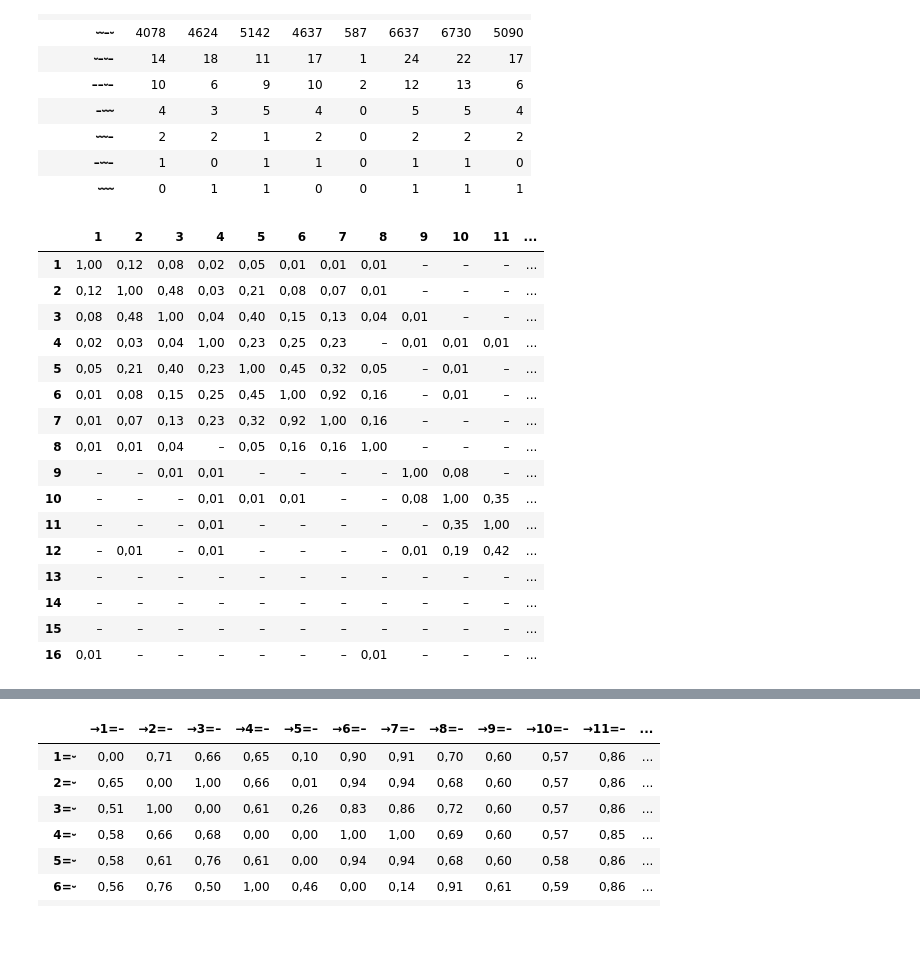
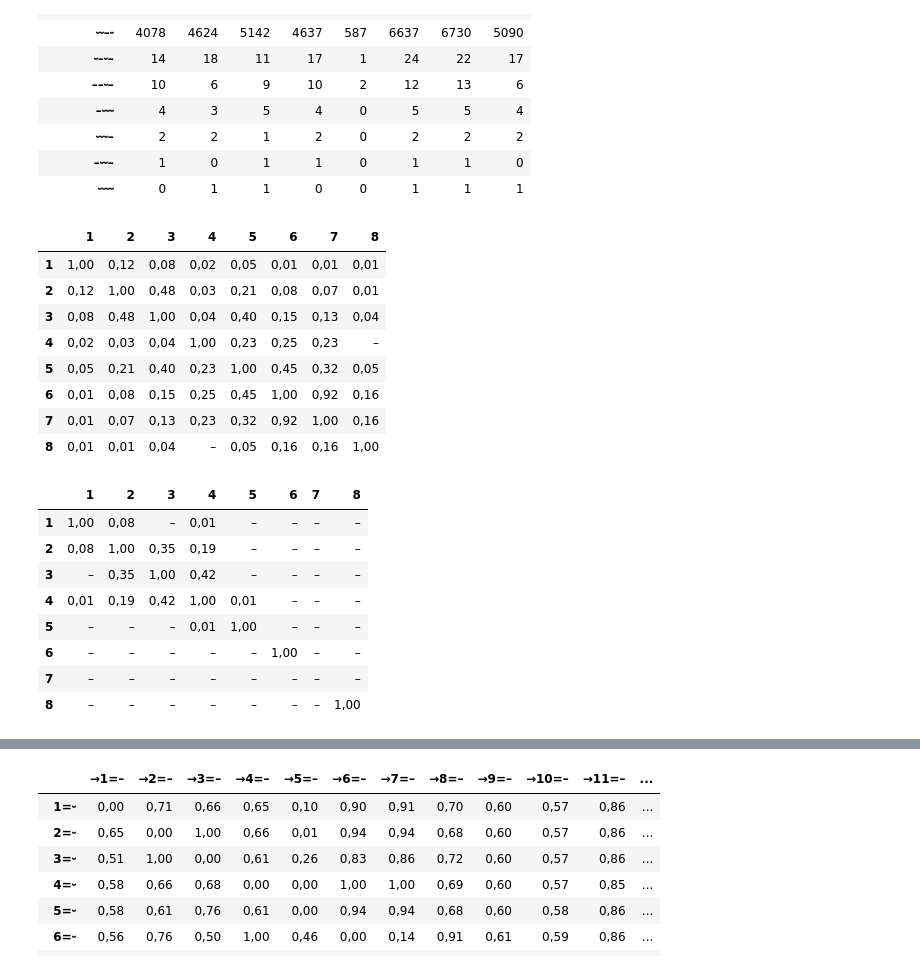
Before and after one commit to kmein/shloka, a Jupyter notebook: statistics.ipynb, the cells around one changed output, grey strips where cells are left out. Cells and saved outputs as stored; diff of their text form; code cells hidden in the pictures; blank space fills up the shorter version.

Commit message:
split syllable effects in two

```diff
--- a/statistics.ipynb
+++ b/statistics.ipynb
@@ -620,16 +629,25 @@ pd.crosstab(
 | –⏑⏑– | 1 | 0 | 1 | 1 | 0 | 1 | 1 | 0 |
 | ⏑⏑⏑⏑ | 0 | 1 | 1 | 0 | 0 | 1 | 1 | 1 |
 # %%
-effects = np.ndarray((16,16))
+effects_ac = np.ndarray((8,8))
+effects_bd = np.ndarray((8,8))
 
-for i in range(16):
-    for j in range(16):
-        contingency = pd.crosstab(
+for i in range(8):
+    for j in range(8):
+        contingency_ac = pd.crosstab(
             shlokas["Quantitäten"].str[i],
             shlokas["Quantitäten"].str[j]
         )
-        if chi2_p(contingency) < SIGNIFICANCE:
-            effects[i, j] = scipy.stats.contingency.association(contingency)
+        contingency_bd = pd.crosstab(
+            shlokas["Quantitäten"].str[i+8],
+            shlokas["Quantitäten"].str[j+8]
+        )
+        if chi2_p(contingency_ac) < SIGNIFICANCE:
+            effects_ac[i, j] = scipy.stats.contingency.association(contingency_ac)
         else:
-            effects[i, j] = np.nan
+            effects_ac[i, j] = np.nan
+        if chi2_p(contingency_bd) < SIGNIFICANCE:
+            effects_bd[i, j] = scipy.stats.contingency.association(contingency_bd)
+        else:
+            effects_bd[i, j] = np.nan
 # %%
@@ -640,21 +658,31 @@ write_table(cross_syllable_effects, "cross_syllable_effects",
             heatmap=True, axis=None)
+# %%
+cross_syllable_effects_ac.style.background_gradient(axis=None, cmap=cm)
+# %% [output]
+|  | 1 | 2 | 3 | 4 | 5 | 6 | 7 | 8 |
+| 1 | 1,00 | 0,12 | 0,08 | 0,02 | 0,05 | 0,01 | 0,01 | 0,01 |
+| 2 | 0,12 | 1,00 | 0,48 | 0,03 | 0,21 | 0,08 | 0,07 | 0,01 |
+| 3 | 0,08 | 0,48 | 1,00 | 0,04 | 0,40 | 0,15 | 0,13 | 0,04 |
+| 4 | 0,02 | 0,03 | 0,04 | 1,00 | 0,23 | 0,25 | 0,23 | – |
+| 5 | 0,05 | 0,21 | 0,40 | 0,23 | 1,00 | 0,45 | 0,32 | 0,05 |
+| 6 | 0,01 | 0,08 | 0,15 | 0,25 | 0,45 | 1,00 | 0,92 | 0,16 |
+| 7 | 0,01 | 0,07 | 0,13 | 0,23 | 0,32 | 0,92 | 1,00 | 0,16 |
+| 8 | 0,01 | 0,01 | 0,04 | – | 0,05 | 0,16 | 0,16 | 1,00 |
+# %%
+cross_syllable_effects_bd = pd.DataFrame(effects_bd).rename(index=lambda x: x+1, columns=lambda x: x+1)
+write_table(cross_syllable_effects_bd, "cross_syllable_effects_bd",
+            caption="Zusammenhänge zwischen den Quantitäten einzelner Silben "
+                    "(gerade Pāda, Cramérs $V$, nur signifikante Effekte: $p < 0.01$)",
+            heatmap=True, axis=None)
 # %%
-cross_syllable_effects.style.background_gradient(axis=None, cmap=cm)
+cross_syllable_effects_bd.style.background_gradient(axis=None, cmap=cm)
 # %% [output]
-|  | 1 | 2 | 3 | 4 | 5 | 6 | 7 | 8 | 9 | 10 | 11 | ... |
-| 1 | 1,00 | 0,12 | 0,08 | 0,02 | 0,05 | 0,01 | 0,01 | 0,01 | – | – | – | ... |
-| 2 | 0,12 | 1,00 | 0,48 | 0,03 | 0,21 | 0,08 | 0,07 | 0,01 | – | – | – | ... |
-| 3 | 0,08 | 0,48 | 1,00 | 0,04 | 0,40 | 0,15 | 0,13 | 0,04 | 0,01 | – | – | ... |
-| 4 | 0,02 | 0,03 | 0,04 | 1,00 | 0,23 | 0,25 | 0,23 | – | 0,01 | 0,01 | 0,01 | ... |
-| 5 | 0,05 | 0,21 | 0,40 | 0,23 | 1,00 | 0,45 | 0,32 | 0,05 | – | 0,01 | – | ... |
-| 6 | 0,01 | 0,08 | 0,15 | 0,25 | 0,45 | 1,00 | 0,92 | 0,16 | – | 0,01 | – | ... |
-| 7 | 0,01 | 0,07 | 0,13 | 0,23 | 0,32 | 0,92 | 1,00 | 0,16 | – | – | – | ... |
-| 8 | 0,01 | 0,01 | 0,04 | – | 0,05 | 0,16 | 0,16 | 1,00 | – | – | – | ... |
-| 9 | – | – | 0,01 | 0,01 | – | – | – | – | 1,00 | 0,08 | – | ... |
-| 10 | – | – | – | 0,01 | 0,01 | 0,01 | – | – | 0,08 | 1,00 | 0,35 | ... |
-| 11 | – | – | – | 0,01 | – | – | – | – | – | 0,35 | 1,00 | ... |
-| 12 | – | 0,01 | – | 0,01 | – | – | – | – | 0,01 | 0,19 | 0,42 | ... |
-| 13 | – | – | – | – | – | – | – | – | – | – | – | ... |
-| 14 | – | – | – | – | – | – | – | – | – | – | – | ... |
-| 15 | – | – | – | – | – | – | – | – | – | – | – | ... |
-| 16 | 0,01 | – | – | – | – | – | – | 0,01 | – | – | – | ... |
+|  | 1 | 2 | 3 | 4 | 5 | 6 | 7 | 8 |
+| 1 | 1,00 | 0,08 | – | 0,01 | – | – | – | – |
+| 2 | 0,08 | 1,00 | 0,35 | 0,19 | – | – | – | – |
+| 3 | – | 0,35 | 1,00 | 0,42 | – | – | – | – |
+| 4 | 0,01 | 0,19 | 0,42 | 1,00 | 0,01 | – | – | – |
+| 5 | – | – | – | 0,01 | 1,00 | – | – | – |
+| 6 | – | – | – | – | – | 1,00 | – | – |
+| 7 | – | – | – | – | – | – | – | – |
+| 8 | – | – | – | – | – | – | – | 1,00 |
```
Also changed, not shown: parts of 6 cells of this notebook.
